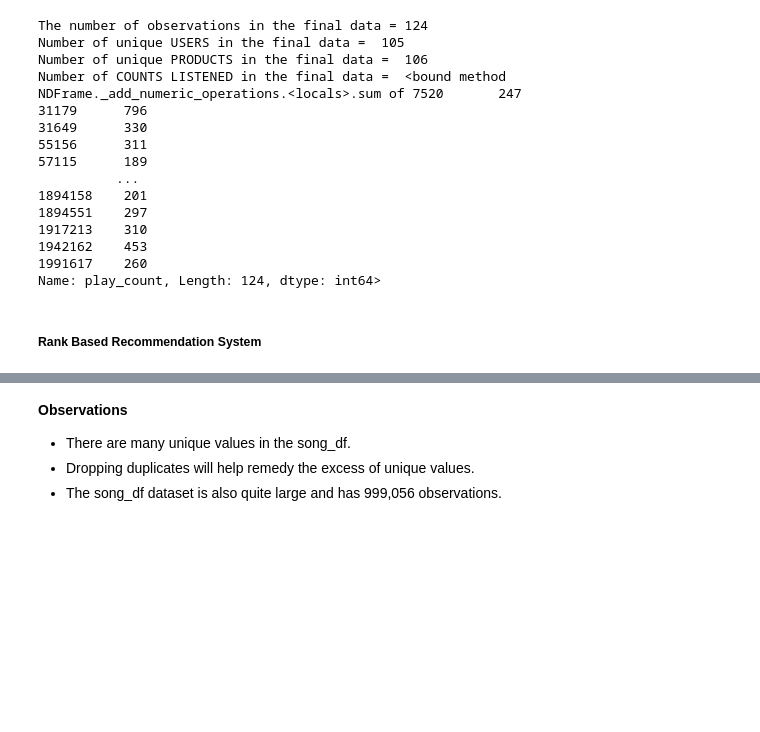
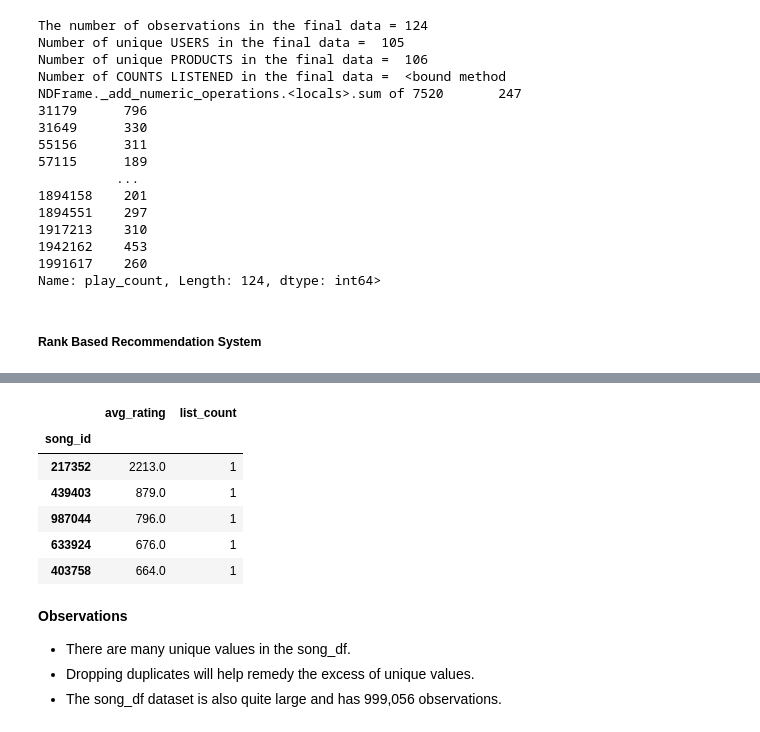
Before and after one commit to mariyaeggs/MIT_AI, a Jupyter notebook: Reference_Notebook_Milestone_1_Recommendation_Systems_Pipenv.ipynb, the cells around one changed output, grey strips where cells are left out. Saved outputs shown, nothing was run; the diff lists cells and outputs as text; code cells hidden in the pictures; blank space fills up the shorter version.

Commit message:
calculate the average listen counts for each song

```diff
--- a/Reference_Notebook_Milestone_1_Recommendation_Systems_Pipenv.ipynb
+++ b/Reference_Notebook_Milestone_1_Recommendation_Systems_Pipenv.ipynb
@@ -451,6 +451,28 @@ df_final.head()
 | 31649 | 55164 | 496094 | 330 | Bodies | Sinner | Drowning Pool | 2001 |
 | 55156 | 49268 | 466021 | 311 | Reelin' In The Years | The Definitive Collection | Steely Dan | 1972 |
 | 57115 | 56207 | 326891 | 189 | Catch You Baby (Steve Pitron & Ma... | Catch You Baby | Lonnie Gordon | 0 |
+# %%
+# calculate the average listen count for each song
+average_count_listen = df_final.groupby('song_id').mean()['play_count']
+
+# calculate the count of listen for each song
+list_count_of_song = df_final.groupby('song_id').count()['play_count']
+
+# create a dataframe with calculated average and count of listens
+final_df = pd.DataFrame({'avg_rating':average_count_listen, 'list_count':list_count_of_song})
+
+# sort the dataframe by average of ratings in the descending order
+final_df = final_df.sort_values(by='avg_rating', ascending=False)
+
+final_df.head()
+# %% [output]
+|  | avg_rating | list_count |
+| song_id |  |  |
+| 217352 | 2213.0 | 1 |
+| 439403 | 879.0 | 1 |
+| 987044 | 796.0 | 1 |
+| 633924 | 676.0 | 1 |
+| 403758 | 664.0 | 1 |
 # %% [markdown]
 **Observations**
 - There are many unique values in the song_df.
```
